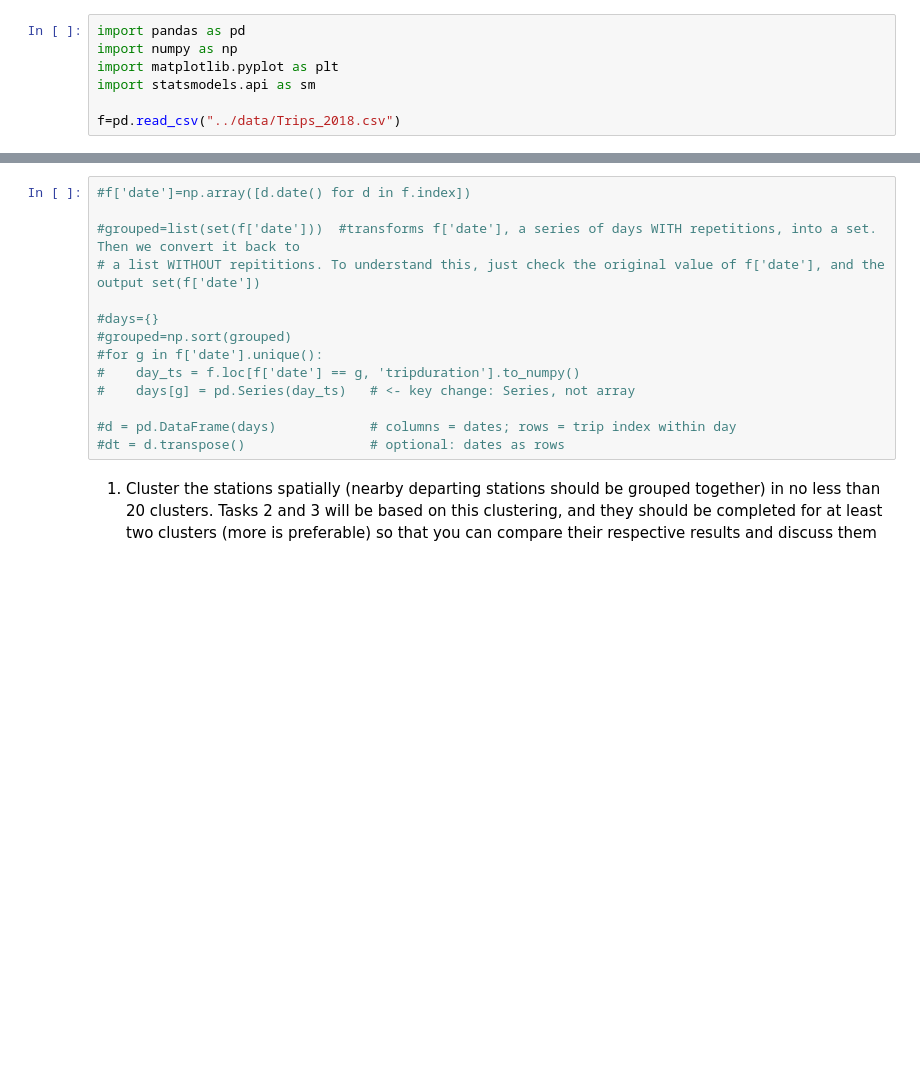
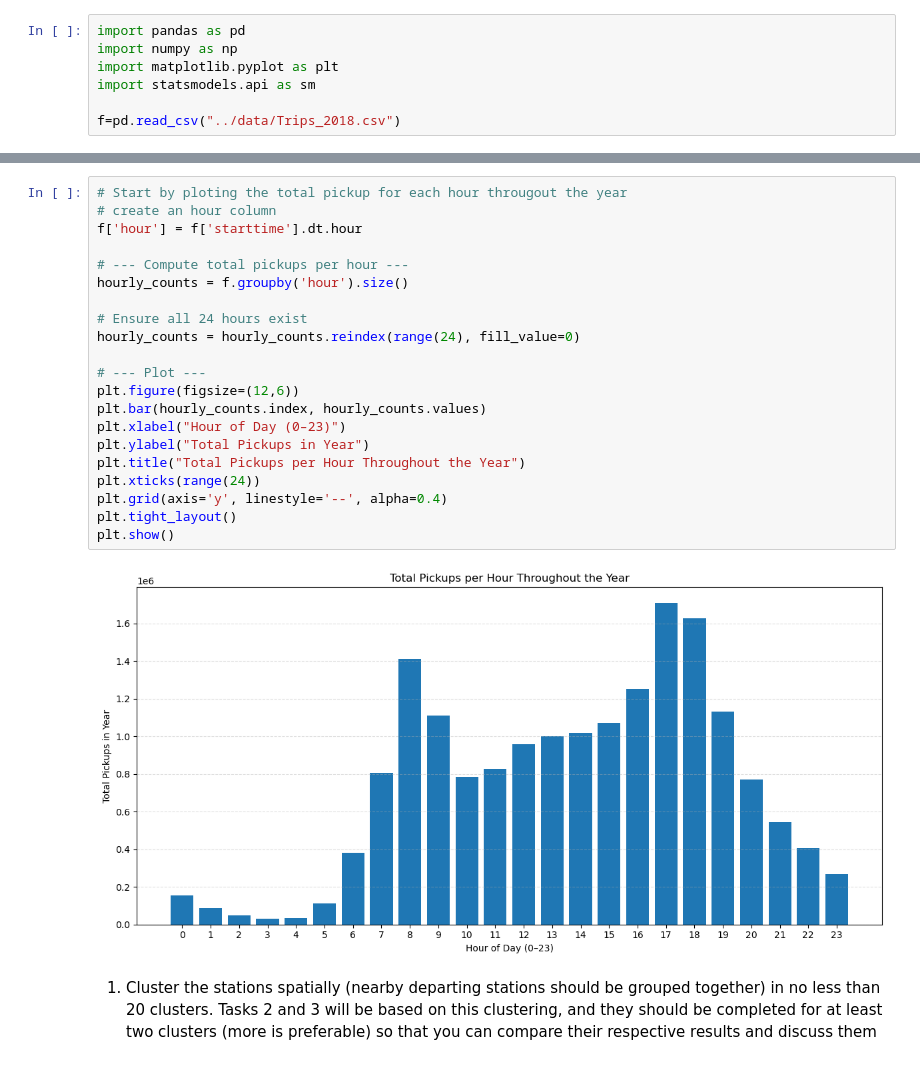
Before and after one commit to bodvarsdottirkristin/ba-group-37, a Jupyter notebook: notebooks/prediction_challenge.ipynb, the cells around one changed output, grey strips where cells are left out. Cells and saved outputs as stored; diff of their text form; blank space fills up the shorter version.

```diff
--- a/notebooks/prediction_challenge.ipynb
+++ b/notebooks/prediction_challenge.ipynb
@@ -52,17 +52,26 @@ usertype                    object
-# %%
-#f['date']=np.array([d.date() for d in f.index])
-
-#grouped=list(set(f['date']))  #transforms f['date'], a series of days WITH repetitions, into a set. Then we convert it back to
-# a list WITHOUT repititions. To understand this, just check the original value of f['date'], and the output set(f['date'])
-
-#days={}
-#grouped=np.sort(grouped)
-#for g in f['date'].unique():
-#    day_ts = f.loc[f['date'] == g, 'tripduration'].to_numpy()
-#    days[g] = pd.Series(day_ts)   # <- key change: Series, not array
-
-#d = pd.DataFrame(days)            # columns = dates; rows = trip index within day
-#dt = d.transpose()                # optional: dates as rows
+# %%
+# Start by ploting the total pickup for each hour througout the year
+# create an hour column
+f['hour'] = f['starttime'].dt.hour
+
+# --- Compute total pickups per hour ---
+hourly_counts = f.groupby('hour').size()
+
+# Ensure all 24 hours exist
+hourly_counts = hourly_counts.reindex(range(24), fill_value=0)
+
+# --- Plot ---
+plt.figure(figsize=(12,6))
+plt.bar(hourly_counts.index, hourly_counts.values)
+plt.xlabel("Hour of Day (0–23)")
+plt.ylabel("Total Pickups in Year")
+plt.title("Total Pickups per Hour Throughout the Year")
+plt.xticks(range(24))
+plt.grid(axis='y', linestyle='--', alpha=0.4)
+plt.tight_layout()
+plt.show()
+# %% [output]
+[figure, added]
 # %% [markdown]
 1) Cluster the stations spatially (nearby departing stations should be grouped together)
 in no less than 20 clusters. Tasks 2 and 3 will be based on this clustering, and they
```
Also changed, not shown: parts of 4 cells of this notebook.
